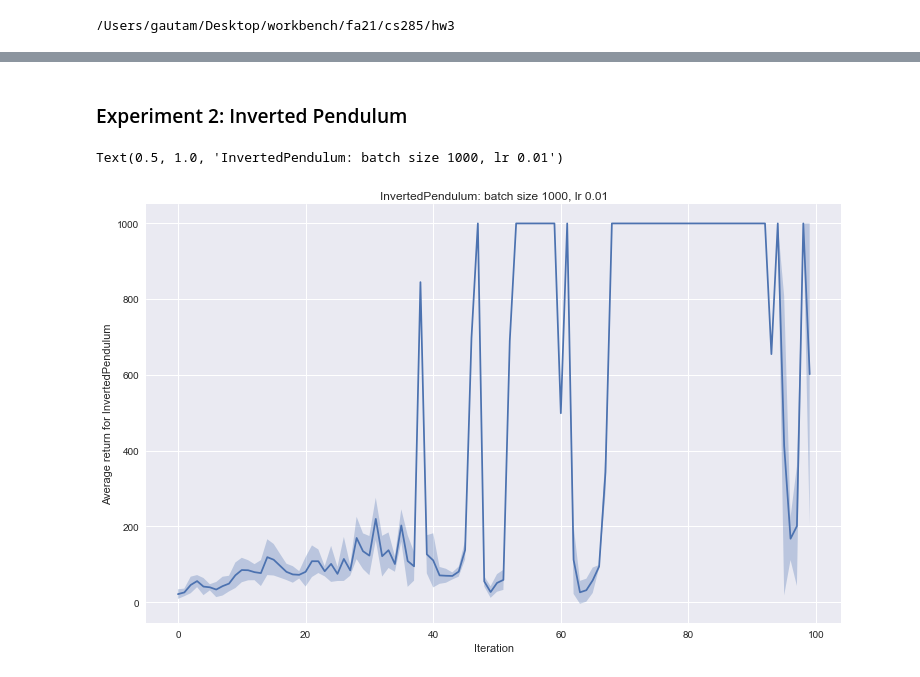
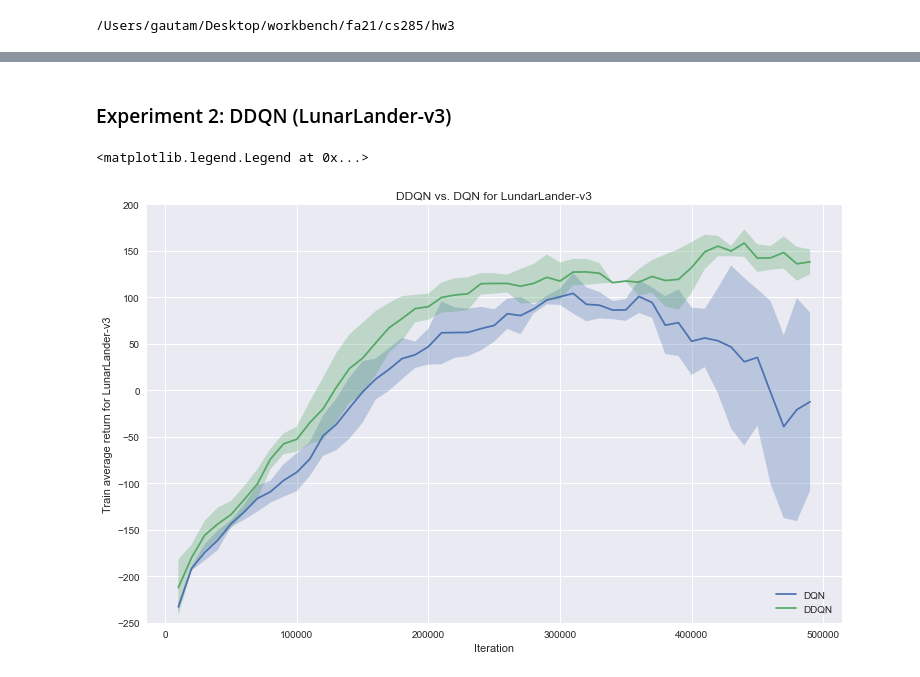
Before and after one commit to gmittal/homework_fall2021, a Jupyter notebook: nb/hw3.ipynb, the cells around one changed output, grey strips where cells are left out. Cells and saved outputs as stored; diff of their text form; code cells hidden in the pictures.

```diff
--- a/nb/hw3.ipynb
+++ b/nb/hw3.ipynb
@@ -39,7 +39,6 @@ width, height = set_size(600 * 1.5, subplots=(1, 1))
 # %%
-runs = glob.glob('logs/cartpole/*-Eval_AverageReturn.csv')
-sb_runs = [run for run in runs if 'q1_sb' in run]
-lb_runs = [run for run in runs if 'q1_lb' in run]
+df_avg_return = pd.read_csv('logs/mspacman/run-q1_MsPacman-v0_19-10-2021_23-04-00-tag-Train_AverageReturn.csv')
+df_best_return = pd.read_csv('logs/mspacman/run-q1_MsPacman-v0_19-10-2021_23-04-00-tag-Train_BestReturn.csv')
 # %%
 fig, ax = plt.subplots(1, 1, figsize=(width, height))
 
@@ -91,27 +65,48 @@ ax.legend(frameon=False, loc='lower right')
 # %% [markdown]
-### Experiment 2: Inverted Pendulum
+### Experiment 2: DDQN (LunarLander-v3)
 # %%
-runs = glob.glob('logs/pendulum/*-Eval_AverageReturn.csv')
+runs = glob.glob('logs/ddqn/*-Train_AverageReturn.csv')
+dqn = [run for run in runs if '_dqn' in run]
+ddqn = [run for run in runs if 'doubledqn' in run]
 
 fig, ax = plt.subplots(1, 1, figsize=(width, height))
 
-for run in runs:
+dqn_steps = []
+dqn_run = []
+ddqn_steps = []
+ddqn_run = []
+for run in dqn:
     df = pd.read_csv(run)
-
-    std_run = ''.join(run.split('-Eval_AverageReturn.csv') + ['-Eval_StdReturn.csv'])
-    std_df = pd.read_csv(std_run)
-    std = std_df['Value'].values
-
     steps = df['Step'].values
     values = df['Value'].values
-    line, = ax.plot(steps, values)
-    ax.fill_between(steps, values-std, values+std, alpha=0.3)
+    dqn_steps.append(steps)
+    dqn_run.append(values)
 
-ax.set_ylabel('Average return for InvertedPendulum')
+for run in ddqn:
+    df = pd.read_csv(run)
+    steps = df['Step'].values
+    values = df['Value'].values
+    ddqn_steps.append(steps)
+    ddqn_run.append(values)
+
+values = np.mean(dqn_run, axis=0)
+std = np.std(dqn_run, axis=0)
+line, = ax.plot(dqn_steps[0], values)
+line.set_label('DQN')
+ax.fill_between(dqn_steps[0], values-std, values+std, alpha=0.3)
+
+values = np.mean(ddqn_run, axis=0)
+std = np.std(ddqn_run, axis=0)
+line2, = ax.plot(ddqn_steps[0], values)
+line2.set_label('DDQN')
+ax.fill_between(ddqn_steps[0], values-std, values+std, alpha=0.3)
+
+ax.set_ylabel('Train average return for LunarLander-v3')
 ax.set_xlabel('Iteration')
-ax.set_title('InvertedPendulum Results')
-ax.set_title('InvertedPendulum: batch size 1000, lr 0.01')
+ax.set_title('DDQN vs. DQN for LundarLander-v3')
+ax.set_ylim([-250, 200])
+ax.legend(frameon=False, loc='lower right')
 # %% [output]
-Text(0.5, 1.0, 'InvertedPendulum: batch size 1000, lr 0.01')
+<matplotlib.legend.Legend at 0x...>
-[figure, old version]
+[figure, new version]
 # %% [markdown]
```
Also changed, not shown: parts of 11 cells of this notebook, 30 other files.
